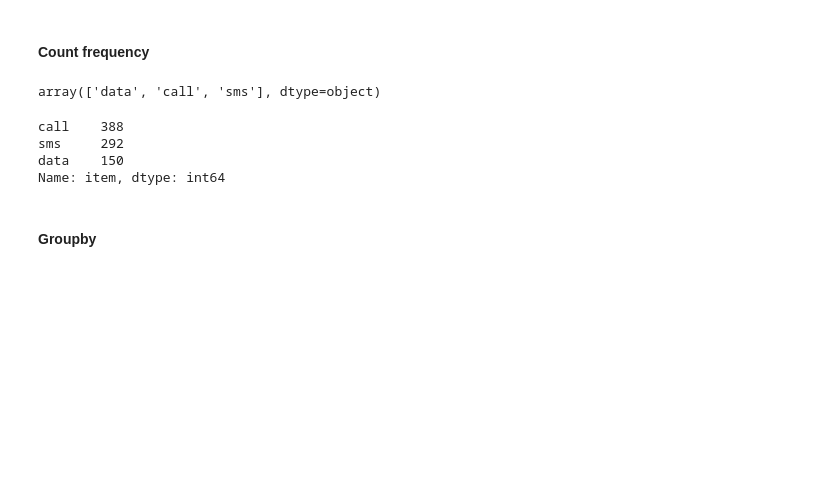
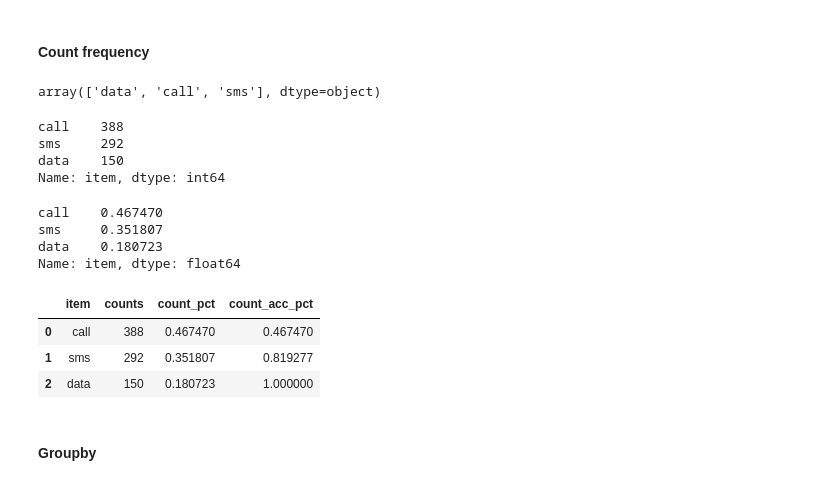
Before and after one commit to leandroohf/ds_pragmatic_programming, a Jupyter notebook: ds_pragmatic_programming_python.ipynb, the cells around one changed output. Saved outputs shown, nothing was run; the diff lists cells and outputs as text; code cells hidden in the pictures; blank space fills up the shorter version.

Commit message:
nb: Better read txt file n count freq

```diff
--- a/ds_pragmatic_programming_python.ipynb
+++ b/ds_pragmatic_programming_python.ipynb
@@ -2439,12 +2443,29 @@ memory usage: 45.5+ KB
 data.item.unique()
 print()
 data.item.value_counts()
+data.item.value_counts(normalize=True)
 # %% [output]
 array(['data', 'call', 'sms'], dtype=object)
 call    388
 sms     292
 data    150
 Name: item, dtype: int64
+call    0.467470
+sms     0.351807
+data    0.180723
+Name: item, dtype: float64
+# %%
+value_count_df = data.item.value_counts().rename_axis('item').reset_index(name='counts')
+
+value_count_df['count_pct'] = value_count_df.counts/value_count_df.counts.sum()
+value_count_df['count_acc_pct'] = value_count_df.counts.cumsum()/value_count_df.counts.sum()
+
+value_count_df.head()
+# %% [output]
+|  | item | counts | count_pct | count_acc_pct |
+| 0 | call | 388 | 0.467470 | 0.467470 |
+| 1 | sms | 292 | 0.351807 | 0.819277 |
+| 2 | data | 150 | 0.180723 | 1.000000 |
 # %% [markdown]
 #### Groupby
 # %% [markdown]
```
Also changed, not shown: parts of 1 cell of this notebook.
